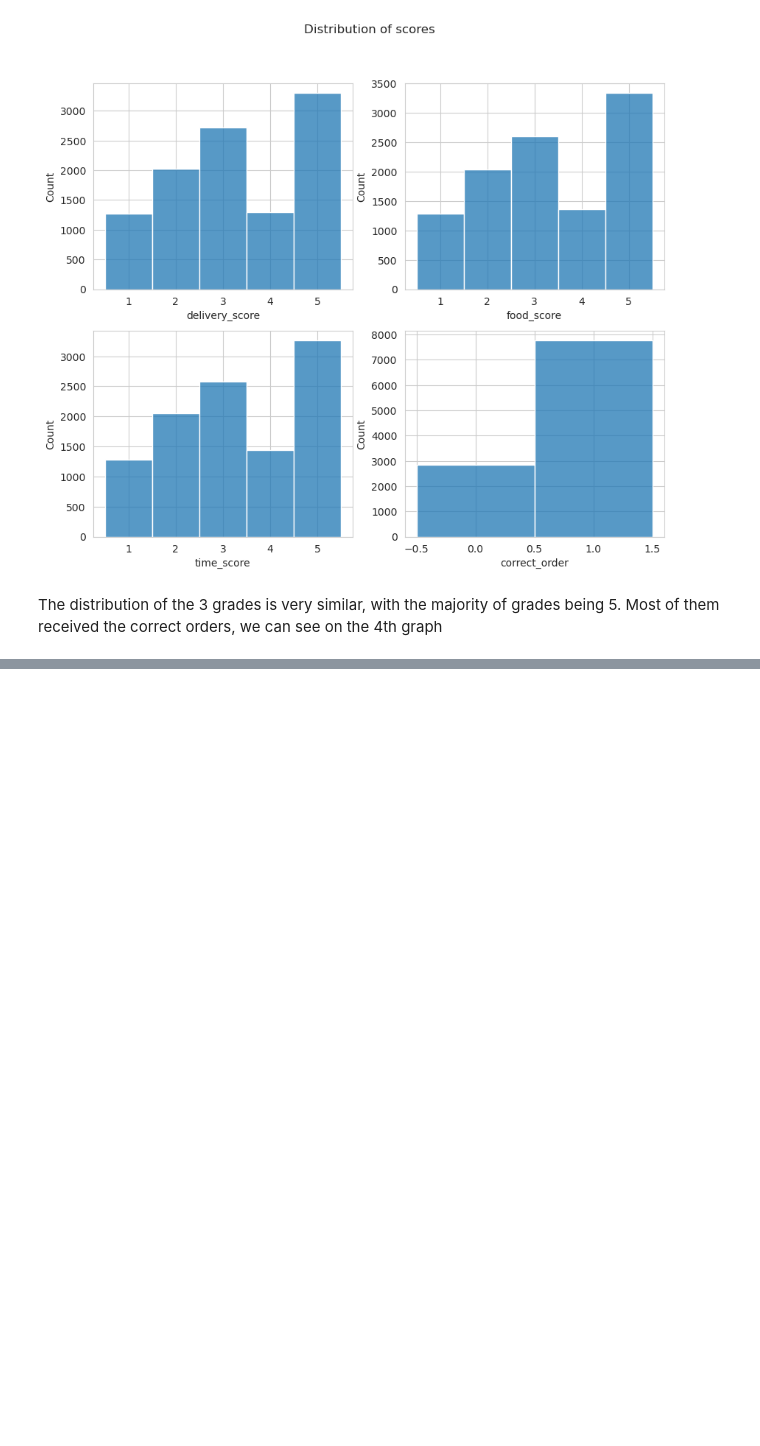
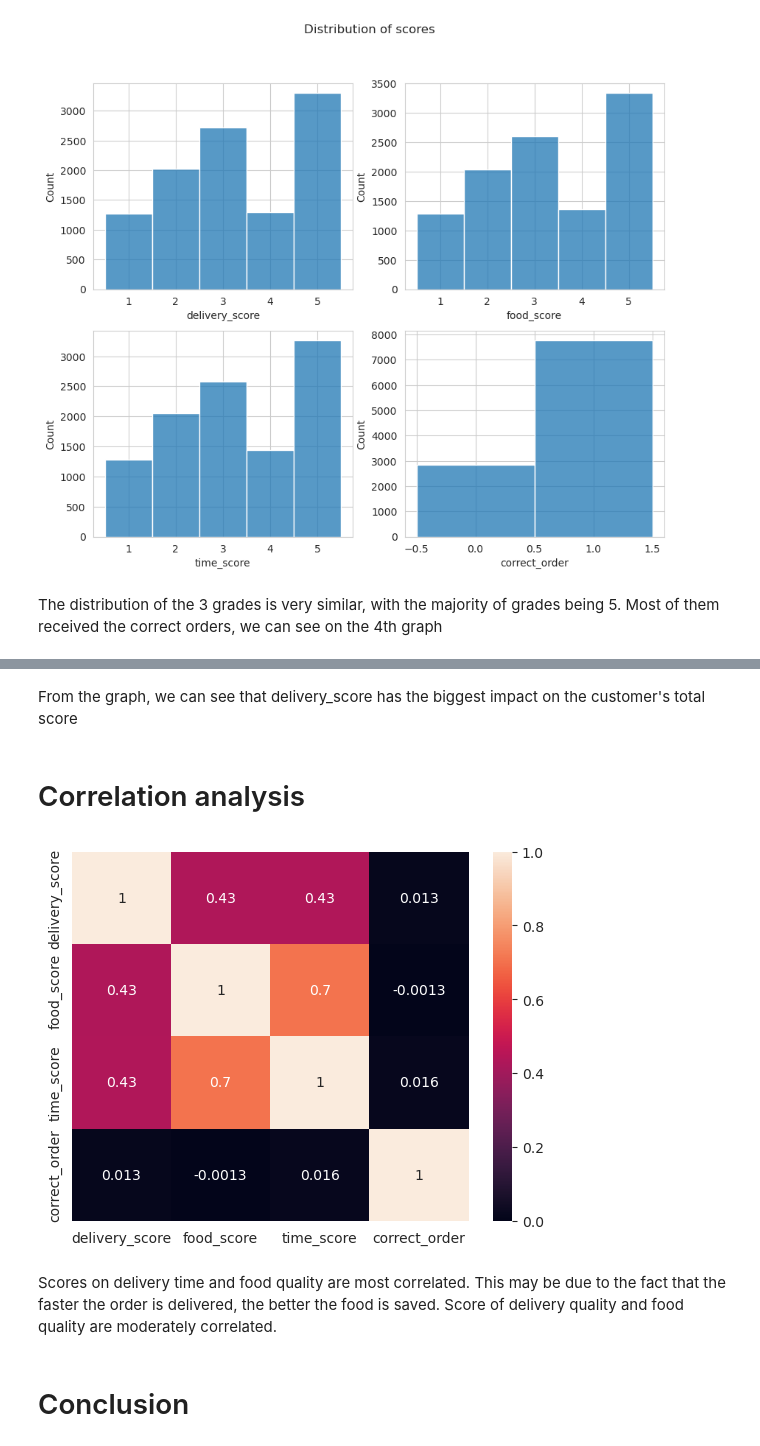
Before and after one commit to lomowg/Customer-Satisfaction-EDA, a Jupyter notebook: Customer Satisfaction EDA.ipynb, the cells around one changed output, grey strips where cells are left out. Cells and saved outputs as stored; diff of their text form; code cells hidden in the pictures; blank space fills up the shorter version.

```diff
--- a/Customer Satisfaction EDA.ipynb
+++ b/Customer Satisfaction EDA.ipynb
@@ -148,0 +184,14 @@ The distribution of the 3 grades is very similar, with the majority of grades be
+# %% [markdown]
+From the graph, we can see that delivery_score has the biggest impact on the customer's total score
+# %% [markdown]
+# Correlation analysis
+# %%
+sns.heatmap(data=df.iloc[:, 1:].corr(), annot=True)
+
+plt.show()
+# %% [output]
+[figure, added]
+# %% [markdown]
+Scores on delivery time and food quality are most correlated. This may be due to the fact that the faster the order is delivered, the better the food is saved. Score of delivery quality and food quality are moderately correlated.
+# %% [markdown]
+# Conclusion
```
Also changed, not shown: parts of 7 cells of this notebook.
